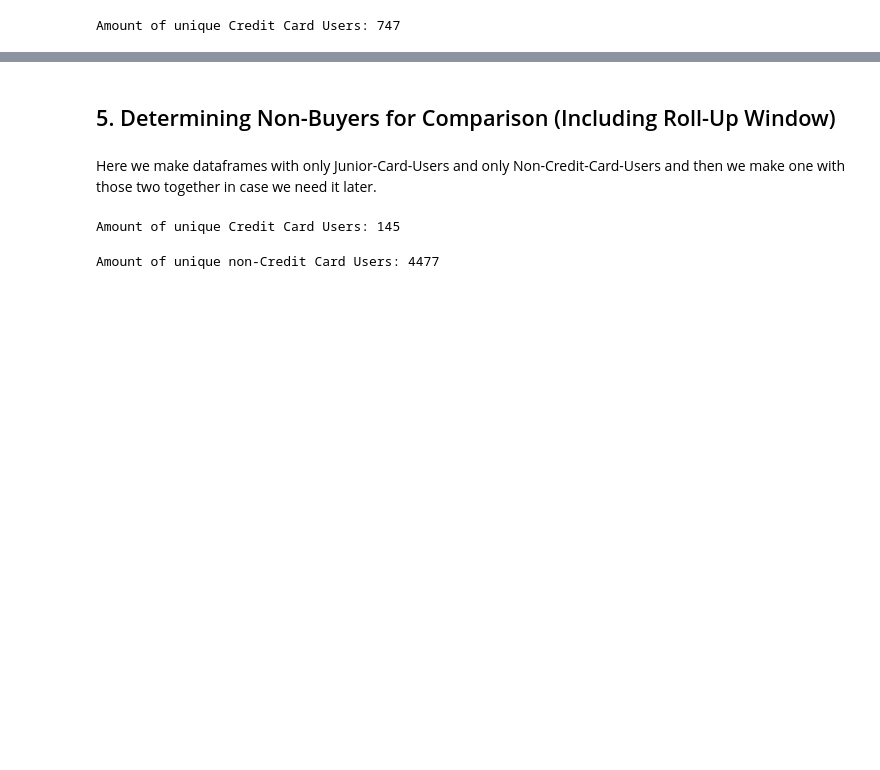
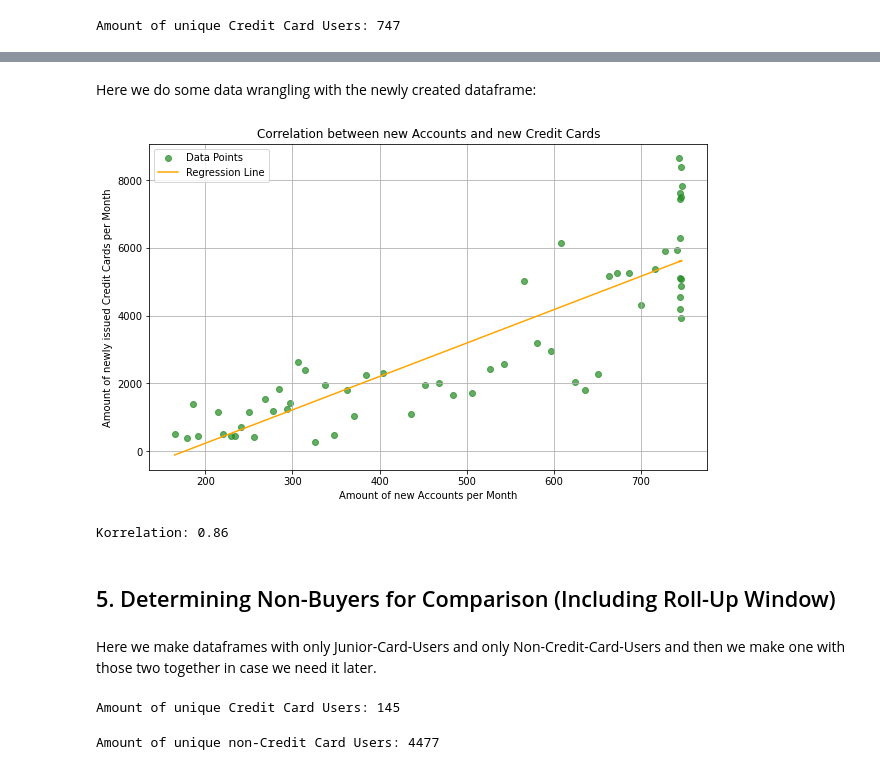
Before and after one commit to NikodemWojtczak/FHNW_AML, a Jupyter notebook: Niko_notebook.ipynb, the cells around one changed output, grey strips where cells are left out. Cells and saved outputs as stored; diff of their text form; code cells hidden in the pictures; blank space fills up the shorter version.

Commit message:
Calculated correlation

```diff
--- a/Niko_notebook.ipynb
+++ b/Niko_notebook.ipynb
@@ -1210,3 +1258,31 @@ Amount of unique Credit Card Users: 747
+# %% [markdown]
+Here we do some data wrangling with the newly created dataframe:
+# %%
+# Do people who open a new account also get a credit card?
+
+accounts_per_month = card_clients.groupby('first_transaction_year_month')['account_id'].nunique()
+cards_per_month = card_clients.groupby('card_year_month').size()
+common_index = accounts_per_month.index.intersection(cards_per_month.index) # Here ChatGPT had to help because we didn't know we had to use the indices
+accounts_aligned = accounts_per_month.reindex(common_index)
+cards_aligned = cards_per_month.reindex(common_index)
+correlation = accounts_aligned.corr(cards_aligned)
+
+# Plot
+plt.figure(figsize=(10, 6))
+plt.scatter(accounts_aligned, cards_aligned, color='forestgreen', alpha=0.7, label='Data Points')
+m, b = np.polyfit(accounts_aligned, cards_aligned, 1)  # Steigung (m) und Achsenabschnitt (b)
+plt.plot(accounts_aligned, m * accounts_aligned + b, color='orange', label='Regression Line')
+plt.xlabel('Amount of new Accounts per Month')
+plt.ylabel('Amount of newly issued Credit Cards per Month')
+plt.title(f'Correlation between new Accounts and new Credit Cards')
+plt.legend()
+plt.grid()
+plt.show()
+
+print(f"Korrelation: {correlation:.2f}")
+# %% [output]
+[figure, added]
+Korrelation: 0.86
 # %% [markdown]
 ## 5. Determining Non-Buyers for Comparison (Including Roll-Up Window)
 # %% [markdown]
```
Also changed, not shown: parts of 8 cells of this notebook.
